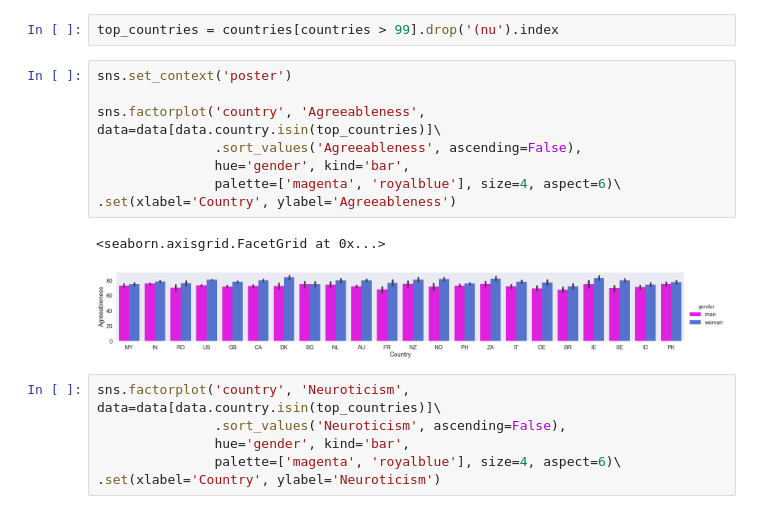
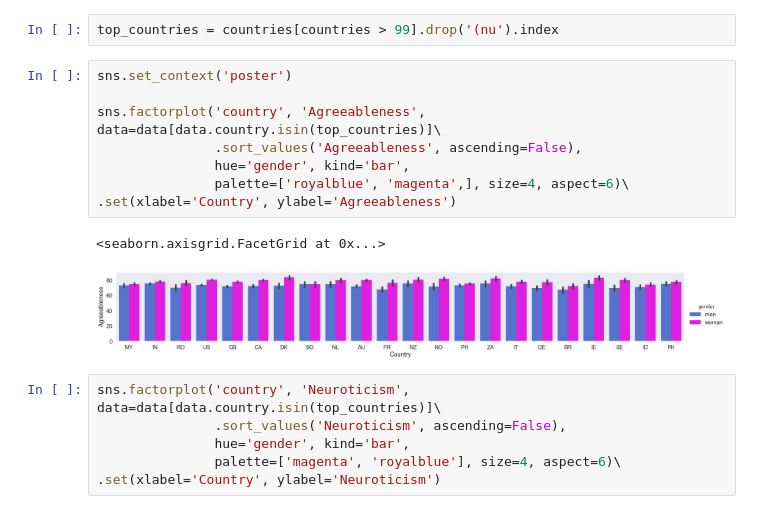
Before and after one commit to vincefav/big-five-age-and-gender, a Jupyter notebook: Big five - Age and gender.ipynb, the cells around one changed output. Saved outputs shown, nothing was run; the diff lists cells and outputs as text.

```diff
--- a/Big five - Age and gender.ipynb
+++ b/Big five - Age and gender.ipynb
@@ -268,14 +268,14 @@ top_countries = countries[countries > 99].drop('(nu').index
 # %%
 sns.set_context('poster')
 
 sns.factorplot('country', 'Agreeableness', data=data[data.country.isin(top_countries)]\
                .sort_values('Agreeableness', ascending=False),
                hue='gender', kind='bar',
-               palette=['magenta', 'royalblue'], size=4, aspect=6)\
+               palette=['royalblue', 'magenta',], size=4, aspect=6)\
 .set(xlabel='Country', ylabel='Agreeableness')
 # %% [output]
 <seaborn.axisgrid.FacetGrid at 0x...>
-[figure, old version]
+[figure, new version]
 # %%
 sns.factorplot('country', 'Neuroticism', data=data[data.country.isin(top_countries)]\
                .sort_values('Neuroticism', ascending=False),
```
